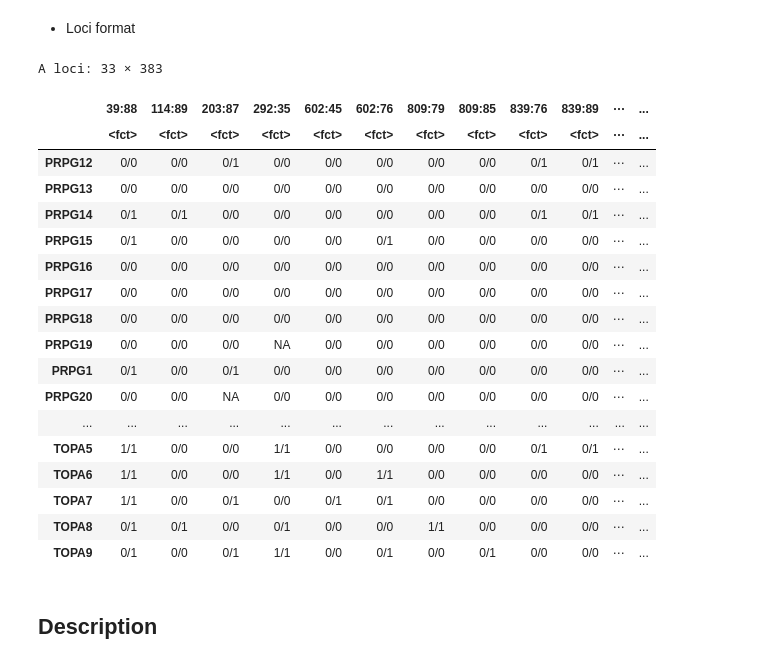
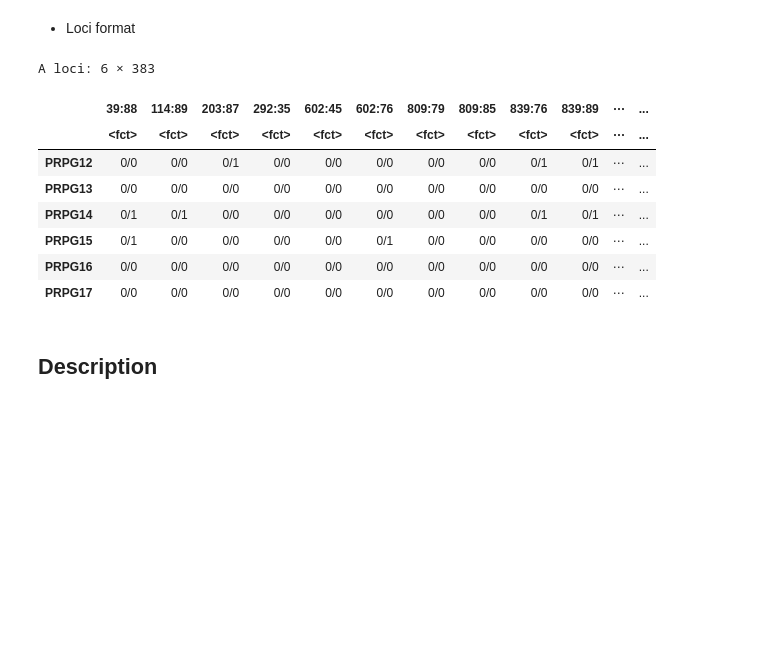
Before and after one commit to cordeiroemg/GBS_RADseq_workflow, a Jupyter notebook: workflow.ipynb, the cells around one changed output. Saved outputs shown, nothing was run; the diff lists cells and outputs as text; code cells hidden in the pictures; blank space fills up the shorter version.

```diff
--- a/workflow.ipynb
+++ b/workflow.ipynb
@@ -240,28 +238,18 @@ euschistus.090.genlight
 # %%
 # Loci
 euschistus.090.loci <- vcfR2loci(x=euschistus.090.vcf)
 # Check it
-euschistus.090.loci
+head(euschistus.090.loci)
 # %% [output]
-A loci: 33 × 383
+A loci: 6 × 383
 |  | 39:88 | 114:89 | 203:87 | 292:35 | 602:45 | 602:76 | 809:79 | 809:85 | 839:76 | 839:89 | ⋯ | ... |
 |  | <fct> | <fct> | <fct> | <fct> | <fct> | <fct> | <fct> | <fct> | <fct> | <fct> | ⋯ | ... |
 | PRPG12 | 0/0 | 0/0 | 0/1 | 0/0 | 0/0 | 0/0 | 0/0 | 0/0 | 0/1 | 0/1 | ⋯ | ... |
 | PRPG13 | 0/0 | 0/0 | 0/0 | 0/0 | 0/0 | 0/0 | 0/0 | 0/0 | 0/0 | 0/0 | ⋯ | ... |
 | PRPG14 | 0/1 | 0/1 | 0/0 | 0/0 | 0/0 | 0/0 | 0/0 | 0/0 | 0/1 | 0/1 | ⋯ | ... |
 | PRPG15 | 0/1 | 0/0 | 0/0 | 0/0 | 0/0 | 0/1 | 0/0 | 0/0 | 0/0 | 0/0 | ⋯ | ... |
 | PRPG16 | 0/0 | 0/0 | 0/0 | 0/0 | 0/0 | 0/0 | 0/0 | 0/0 | 0/0 | 0/0 | ⋯ | ... |
 | PRPG17 | 0/0 | 0/0 | 0/0 | 0/0 | 0/0 | 0/0 | 0/0 | 0/0 | 0/0 | 0/0 | ⋯ | ... |
-| PRPG18 | 0/0 | 0/0 | 0/0 | 0/0 | 0/0 | 0/0 | 0/0 | 0/0 | 0/0 | 0/0 | ⋯ | ... |
-| PRPG19 | 0/0 | 0/0 | 0/0 | NA | 0/0 | 0/0 | 0/0 | 0/0 | 0/0 | 0/0 | ⋯ | ... |
-| PRPG1 | 0/1 | 0/0 | 0/1 | 0/0 | 0/0 | 0/0 | 0/0 | 0/0 | 0/0 | 0/0 | ⋯ | ... |
-| PRPG20 | 0/0 | 0/0 | NA | 0/0 | 0/0 | 0/0 | 0/0 | 0/0 | 0/0 | 0/0 | ⋯ | ... |
-| ... | ... | ... | ... | ... | ... | ... | ... | ... | ... | ... | ... | ... |
-| TOPA5 | 1/1 | 0/0 | 0/0 | 1/1 | 0/0 | 0/0 | 0/0 | 0/0 | 0/1 | 0/1 | ⋯ | ... |
-| TOPA6 | 1/1 | 0/0 | 0/0 | 1/1 | 0/0 | 1/1 | 0/0 | 0/0 | 0/0 | 0/0 | ⋯ | ... |
-| TOPA7 | 1/1 | 0/0 | 0/1 | 0/0 | 0/1 | 0/1 | 0/0 | 0/0 | 0/0 | 0/0 | ⋯ | ... |
-| TOPA8 | 0/1 | 0/1 | 0/0 | 0/1 | 0/0 | 0/0 | 1/1 | 0/0 | 0/0 | 0/0 | ⋯ | ... |
-| TOPA9 | 0/1 | 0/0 | 0/1 | 1/1 | 0/0 | 0/1 | 0/0 | 0/1 | 0/0 | 0/0 | ⋯ | ... |
 # %% [markdown]
 ## Description
 # %% [markdown]
```
Also changed, not shown: parts of 64 cells of this notebook.
